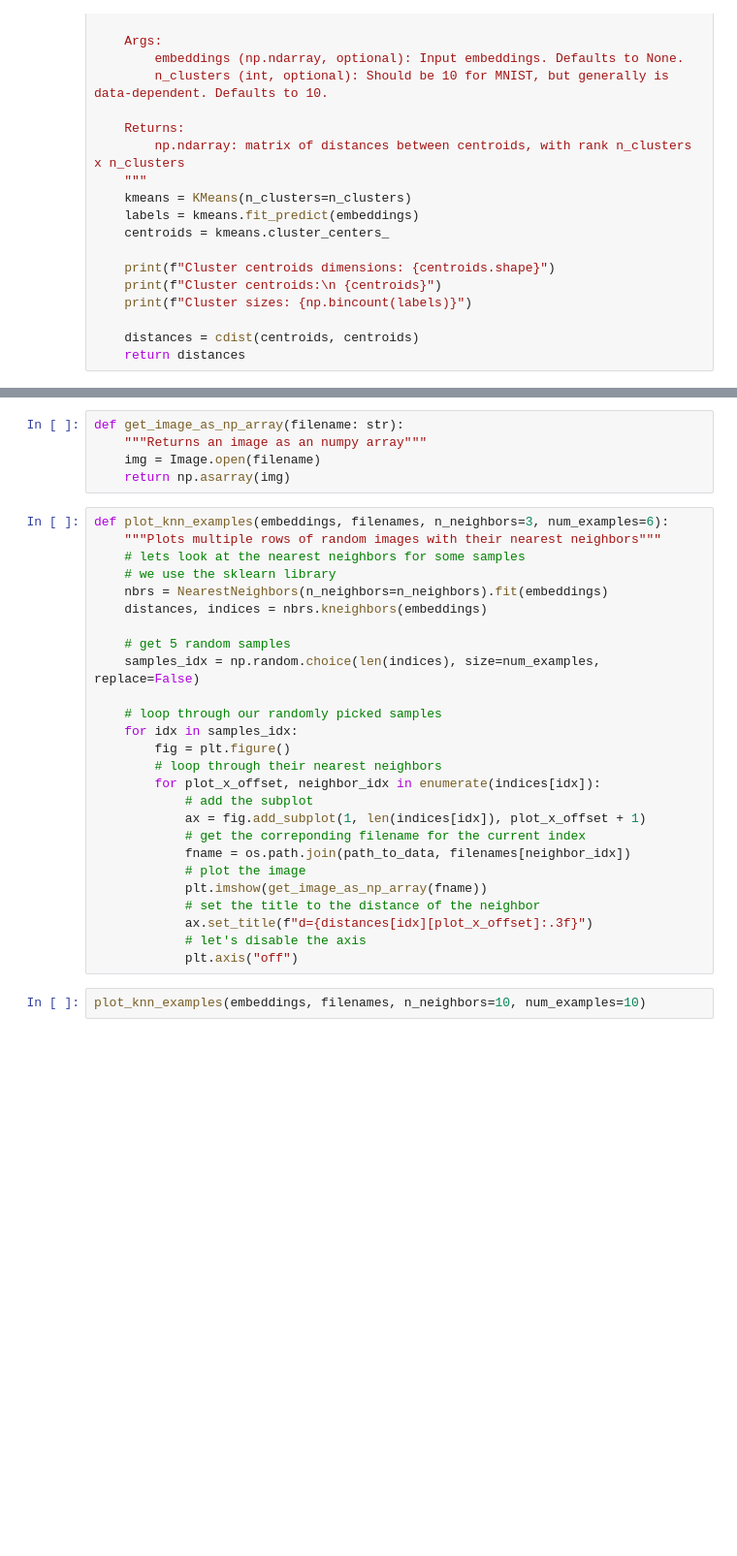
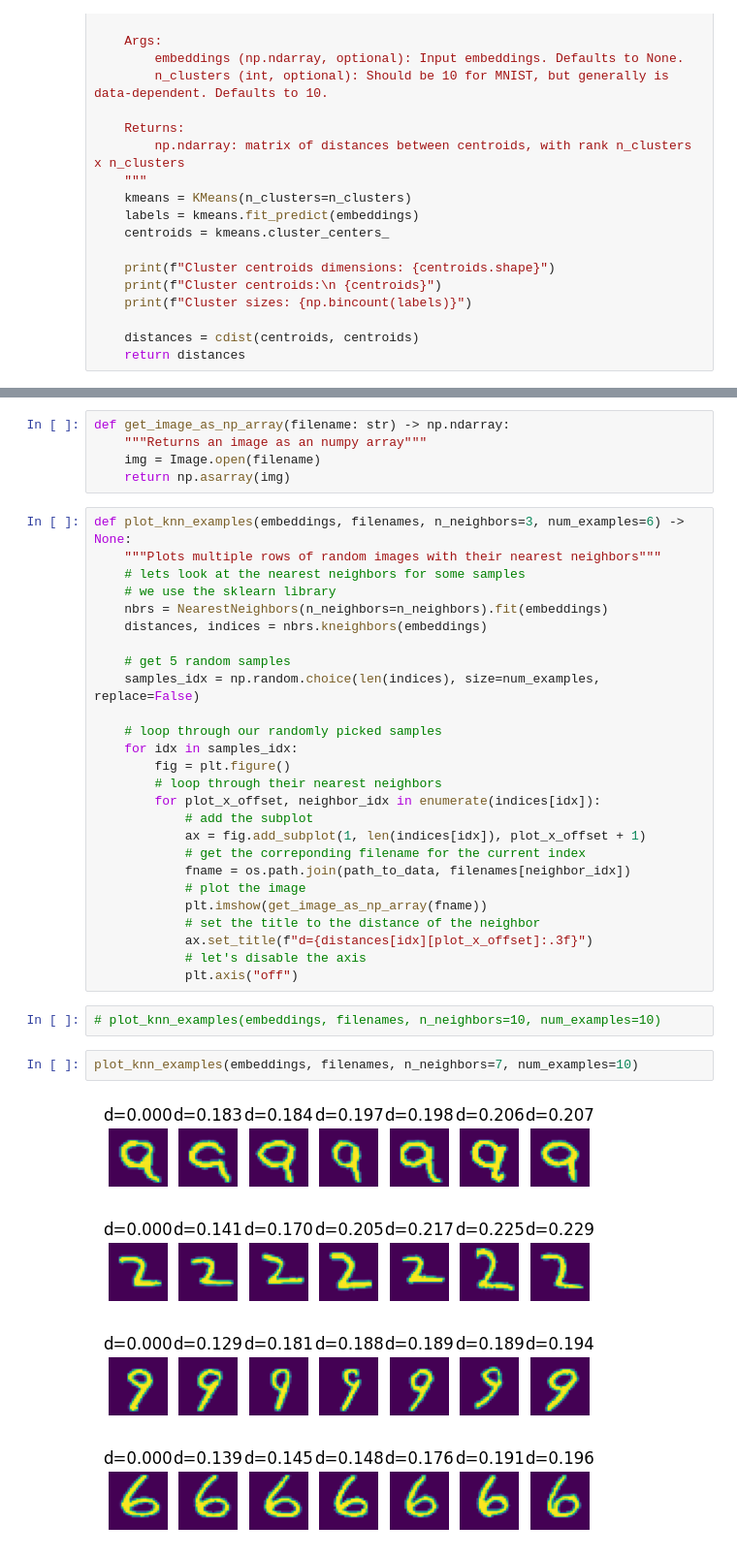
Before and after one commit to MKaczkow/ml_concepts, a Jupyter notebook: ideas/ssl/simcrl_mnist.ipynb, the cells around one changed output, grey strips where cells are left out. Shown at 97% size. Cells and saved outputs as stored; diff of their text form; blank space fills up the shorter version.

```diff
--- a/ideas/ssl/simcrl_mnist.ipynb
+++ b/ideas/ssl/simcrl_mnist.ipynb
@@ -273,10 +304,10 @@ print(distances)
 # %%
-def get_image_as_np_array(filename: str):
+def get_image_as_np_array(filename: str) -> np.ndarray:
     """Returns an image as an numpy array"""
     img = Image.open(filename)
     return np.asarray(img)
 # %%
-def plot_knn_examples(embeddings, filenames, n_neighbors=3, num_examples=6):
+def plot_knn_examples(embeddings, filenames, n_neighbors=3, num_examples=6) -> None:
     """Plots multiple rows of random images with their nearest neighbors"""
     # lets look at the nearest neighbors for some samples
     # we use the sklearn library
@@ -301,5 +332,12 @@ def plot_knn_examples(embeddings, filenames, n_neighbors=3, num_examples=6):
             ax.set_title(f"d={distances[idx][plot_x_offset]:.3f}")
             # let's disable the axis
             plt.axis("off")
+# %%
+# plot_knn_examples(embeddings, filenames, n_neighbors=10, num_examples=10)
 # %%
-plot_knn_examples(embeddings, filenames, n_neighbors=10, num_examples=10)
+plot_knn_examples(embeddings, filenames, n_neighbors=7, num_examples=10)
+# %% [output]
+[figure, added]
+[figure, added]
+[figure, added]
+[figure, added]
```
Also changed, not shown: parts of 15 cells of this notebook.
